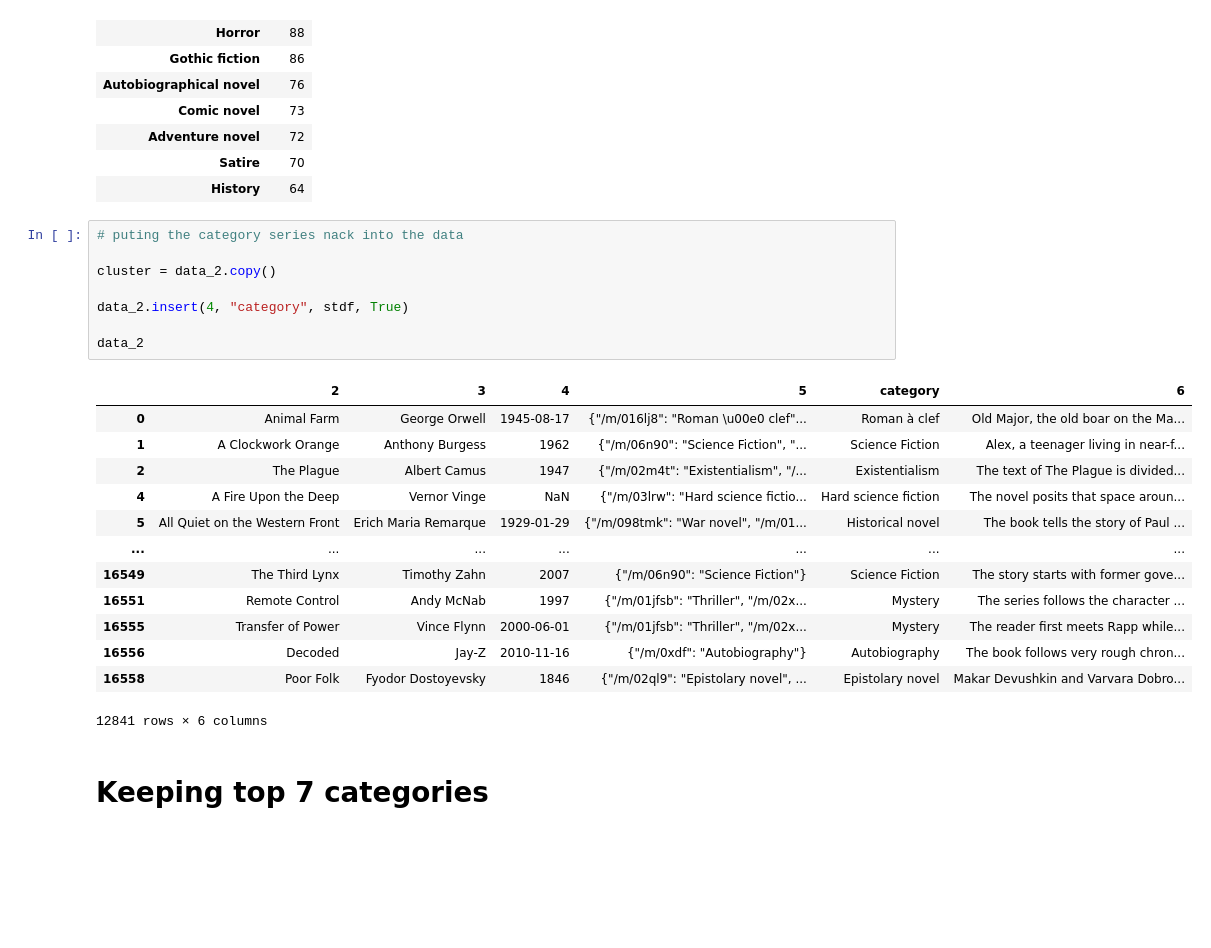
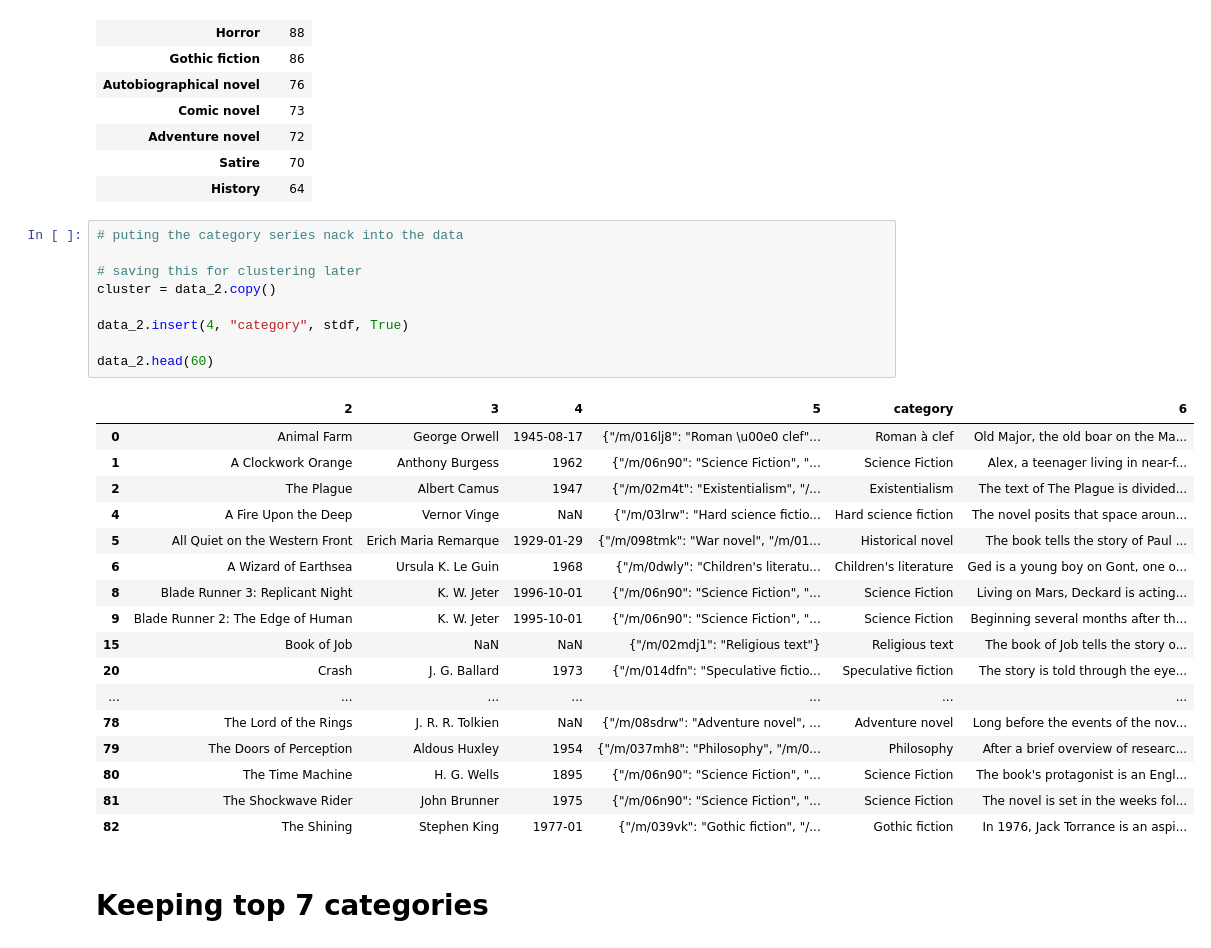
Before and after one commit to michaelrios2015/dm_project, a Jupyter notebook: project.ipynb, the cells around one changed output. Saved outputs shown, nothing was run; the diff lists cells and outputs as text; blank space fills up the shorter version.

```diff
--- a/project.ipynb
+++ b/project.ipynb
@@ -214,25 +214,30 @@ count_subj.loc[count_subj[5] > 50]
 # %%
 # puting the category series nack into the data
 
+# saving this for clustering later
 cluster = data_2.copy()
 
 data_2.insert(4, "category", stdf, True)
 
-data_2
+data_2.head(60)
 # %% [output]
 |  | 2 | 3 | 4 | 5 | category | 6 |
 | 0 | Animal Farm | George Orwell | 1945-08-17 | {"/m/016lj8": "Roman \u00e0 clef"... | Roman à clef | Old Major, the old boar on the Ma... |
 | 1 | A Clockwork Orange | Anthony Burgess | 1962 | {"/m/06n90": "Science Fiction", "... | Science Fiction | Alex, a teenager living in near-f... |
 | 2 | The Plague | Albert Camus | 1947 | {"/m/02m4t": "Existentialism", "/... | Existentialism | The text of The Plague is divided... |
 | 4 | A Fire Upon the Deep | Vernor Vinge | NaN | {"/m/03lrw": "Hard science fictio... | Hard science fiction | The novel posits that space aroun... |
 | 5 | All Quiet on the Western Front | Erich Maria Remarque | 1929-01-29 | {"/m/098tmk": "War novel", "/m/01... | Historical novel | The book tells the story of Paul ... |
+| 6 | A Wizard of Earthsea | Ursula K. Le Guin | 1968 | {"/m/0dwly": "Children's literatu... | Children's literature | Ged is a young boy on Gont, one o... |
+| 8 | Blade Runner 3: Replicant Night | K. W. Jeter | 1996-10-01 | {"/m/06n90": "Science Fiction", "... | Science Fiction | Living on Mars, Deckard is acting... |
+| 9 | Blade Runner 2: The Edge of Human | K. W. Jeter | 1995-10-01 | {"/m/06n90": "Science Fiction", "... | Science Fiction | Beginning several months after th... |
+| 15 | Book of Job | NaN | NaN | {"/m/02mdj1": "Religious text"} | Religious text | The book of Job tells the story o... |
+| 20 | Crash | J. G. Ballard | 1973 | {"/m/014dfn": "Speculative fictio... | Speculative fiction | The story is told through the eye... |
 | ... | ... | ... | ... | ... | ... | ... |
-| 16549 | The Third Lynx | Timothy Zahn | 2007 | {"/m/06n90": "Science Fiction"} | Science Fiction | The story starts with former gove... |
-| 16551 | Remote Control | Andy McNab | 1997 | {"/m/01jfsb": "Thriller", "/m/02x... | Mystery | The series follows the character ... |
-| 16555 | Transfer of Power | Vince Flynn | 2000-06-01 | {"/m/01jfsb": "Thriller", "/m/02x... | Mystery | The reader first meets Rapp while... |
-| 16556 | Decoded | Jay-Z | 2010-11-16 | {"/m/0xdf": "Autobiography"} | Autobiography | The book follows very rough chron... |
-| 16558 | Poor Folk | Fyodor Dostoyevsky | 1846 | {"/m/02ql9": "Epistolary novel", ... | Epistolary novel | Makar Devushkin and Varvara Dobro... |
+| 78 | The Lord of the Rings | J. R. R. Tolkien | NaN | {"/m/08sdrw": "Adventure novel", ... | Adventure novel | Long before the events of the nov... |
+| 79 | The Doors of Perception | Aldous Huxley | 1954 | {"/m/037mh8": "Philosophy", "/m/0... | Philosophy | After a brief overview of researc... |
+| 80 | The Time Machine | H. G. Wells | 1895 | {"/m/06n90": "Science Fiction", "... | Science Fiction | The book's protagonist is an Engl... |
+| 81 | The Shockwave Rider | John Brunner | 1975 | {"/m/06n90": "Science Fiction", "... | Science Fiction | The novel is set in the weeks fol... |
+| 82 | The Shining | Stephen King | 1977-01 | {"/m/039vk": "Gothic fiction", "/... | Gothic fiction | In 1976, Jack Torrance is an aspi... |
-12841 rows × 6 columns
 # %% [markdown]
 # Keeping top 7 categories
 # %%
```
Also changed, not shown: parts of 36 cells of this notebook.
